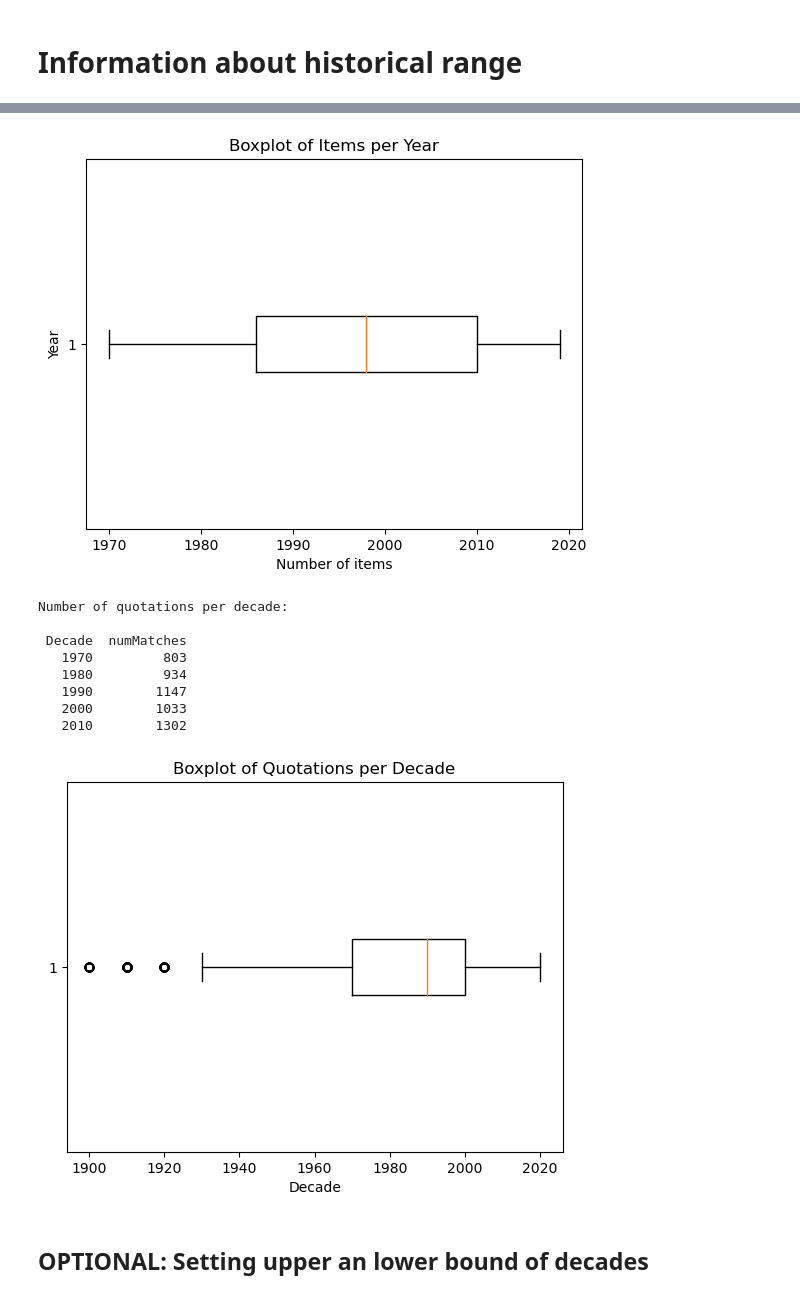
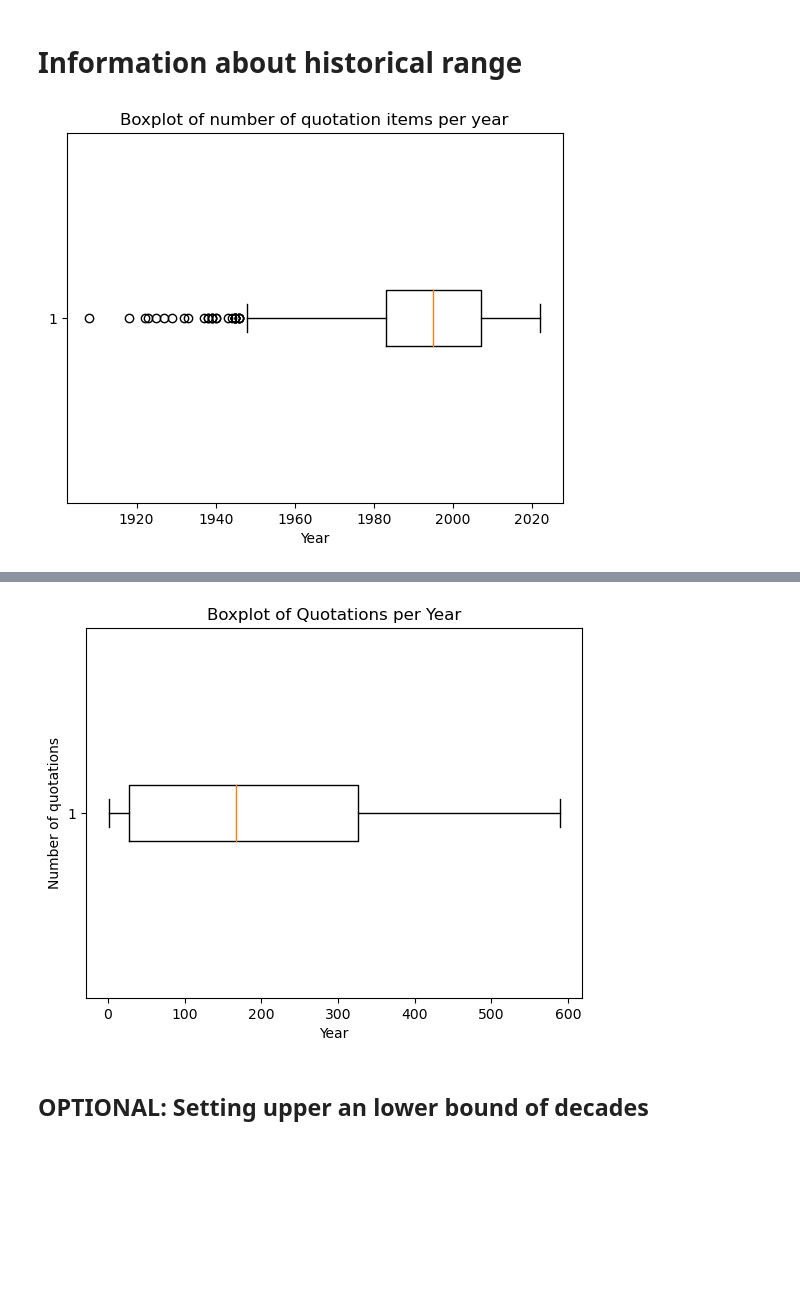
Before and after one commit to milanterlunen/quotation-detection, a Jupyter notebook: 03-analyze-results/generic-results-analysis.ipynb, the cells around one changed output, grey strips where cells are left out. Drawn from its saved outputs; the diff is of its cells as text; code cells hidden in the pictures; blank space fills up the shorter version.

Commit message:
generic-resulst-analysis
use input field  and adapt the  unicode input path string for  Python language, and make boxplots

```diff
--- a/03-analyze-results/generic-results-analysis.ipynb
+++ b/03-analyze-results/generic-results-analysis.ipynb
@@ -111,5 +99,0 @@ Note: you may need to restart the kernel to use updated packages.
-# %%
-# ACTION: copy path to results JSONL file here (filename should end "_results_[hyperparameters].jsonl")
-#path_to_JSONL_file = "/Users/milan/Library/CloudStorage/GoogleDrive-mtt2126@columbia.edu/My Drive/iAnnotate/MIT/Quotable Content/Data/Dickens/1853_BleakHouse/Results/Dickens_1853_BleakHouse_results_t2-c3-n2-m3-nostops.jsonl"
-path_to_JSONL_file ="/Users/paul/Data/Joyce/1922_Ulysses/Results/Joyce_1922_Ulysses_results_t2-c3-n2-m3-nostops.jsonl"
-#"C:/Users/bdt/Documents/Joyce_1922_Ulysses_results_t2-c3-n2-m3-nostops.jsonl"
@@ -317,7 +441,8 @@ Joyce_1922_Ulysses_results_t2-c3-n2-m3-nostops.jsonl
 # %%
-from pathlib import Path
+
 #self.dataDir=dataDir file-exits
-path = Path(path_to_JSONL_file)
+path = path_to_JSONL_file2
+
 
 dataDir = path.parents[3]
 
@@ -328,15 +453,15 @@ the_filename = path.name
 print(the_filename)
 
 
-if file_exists(path_to_JSONL_file):
-
+if path_to_JSONL_file2.exists():
+    print("File exists")
     my_project_data = ProjectData(the_filename,dataDir)
     print(my_project_data.all_project_dirs_exist())
     results_dir=my_project_data.results_dir
 
     # Load results as pandas dataframe
     df = pd.read_json(path_to_JSONL_file, lines=True)
-    df.head(10)
+    print(df.head())
 
 else:
     print(f"file {path}  does not exist" )
@@ -433,43 +598,33 @@ Items now contained in dataset: 3969
 # Print:
 # Raw count of items per decade
 
+
 # 🚨 rewrite to use Pandas value_counts method - check decades sorted chronologically
 
+# Box plot of items per year
 from collections import Counter
 
-counter_selected_Values = Counter(df['Decade'])
-decades = counter_selected_Values.keys()
-counts = counter_selected_Values.values()
-
-counter_table = pd.DataFrame(counter_selected_Values.items(), columns=['Decade', 'Count'])
-counter_table_str = counter_table.to_string(index=False)
-
-print('Raw count of items per decade:\n')
-print(counter_table_str)
-
-# Box plot of items per year
-
-plt.boxplot(df['Year'], vert=False)
-plt.xlabel('Number of items')
-plt.ylabel('Year')
-plt.title('Boxplot of Items per Year')
+import matplotlib.pyplot as plt
+plt.boxplot(df[df['numMatches'] > 0]['Year'], vert=False)
+plt.xlabel('Year')
+plt.title('Boxplot of number of quotation items per year')
 plt.show()
 
+# Raw count of quotations per decade
+print(df.groupby('Year')['numMatches'].sum().reset_index().to_string(index=False))
+# Box plot of quotations per year
+#  🚨 Change to be PER YEAR
+print('Number of quotations per decade:\n' )
+print(df.groupby('Year')['numMatches'].sum().reset_index().to_string(index=False))
 
-# Raw count of quotations per decade
 
-print('Number of quotations per decade:\n' )
-print(df.groupby('Decade')['numMatches'].sum().reset_index().to_string(index=False))
+import matplotlib.pyplot as plt
 
-# Box plot of quotations per decade
-# 🚨 Change to be PER YEAR
-
-values = []
-for _, row in df_decade.iterrows():
-    values.extend([row['Decade']] * row['numMatches'])
-
-plt.boxplot(values,vert=False)
-plt.xlabel('Decade')
-plt.title('Boxplot of Quotations per Decade')
+# Box plot of quotations per year
+plt.boxplot(df.groupby('Year')['numMatches'].sum(),vert=False)
+plt.xlabel('Year')
+plt.ylabel('Number of quotations')
+plt.title('Boxplot of Quotations per Year')
 plt.show()
 # %% [output]
+[figure, new version]
@@ -484,13 +648,4 @@ Raw count of items per decade:
-[figure, old version]
-Number of quotations per decade:
-
- Decade  numMatches
-   1970         803
-   1980         934
-   1990        1147
-   2000        1033
-   2010        1302
-[figure, old version]
+[figure, new version]
 # %% [markdown]
 ## OPTIONAL: Setting upper an lower bound of decades
 # %%
```
Also changed, not shown: parts of 15 cells of this notebook.
